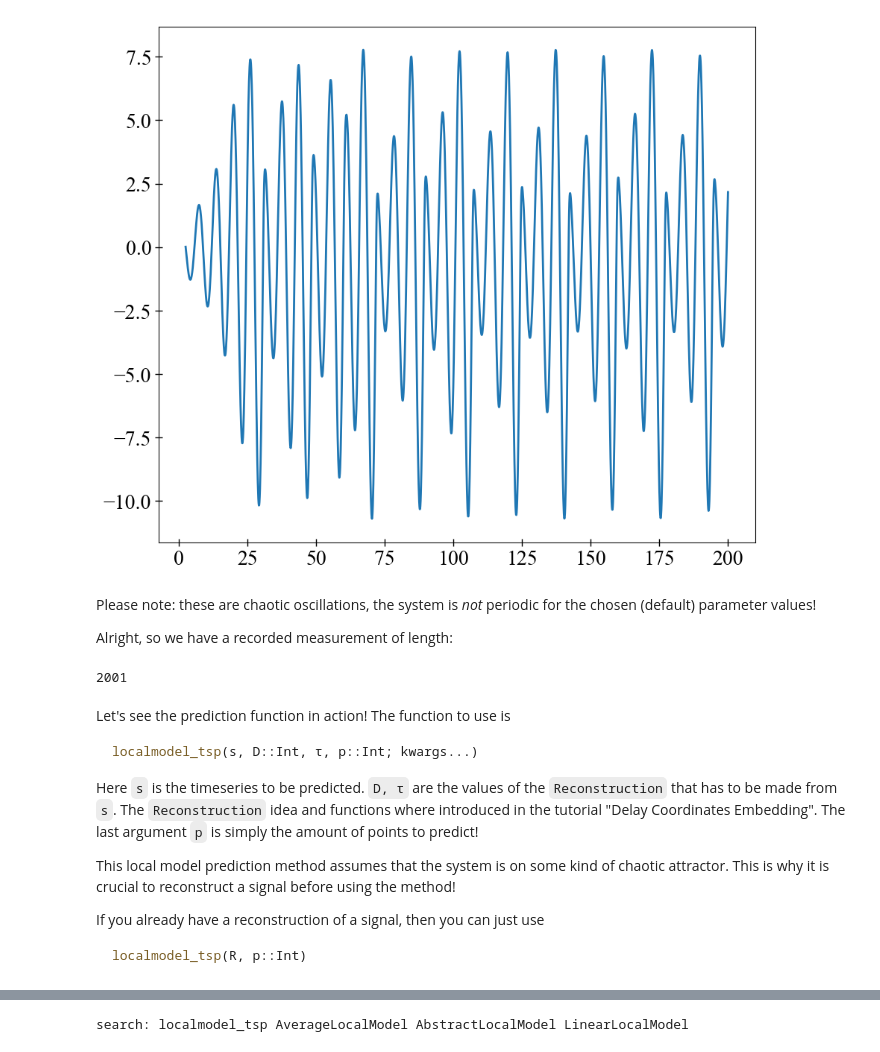
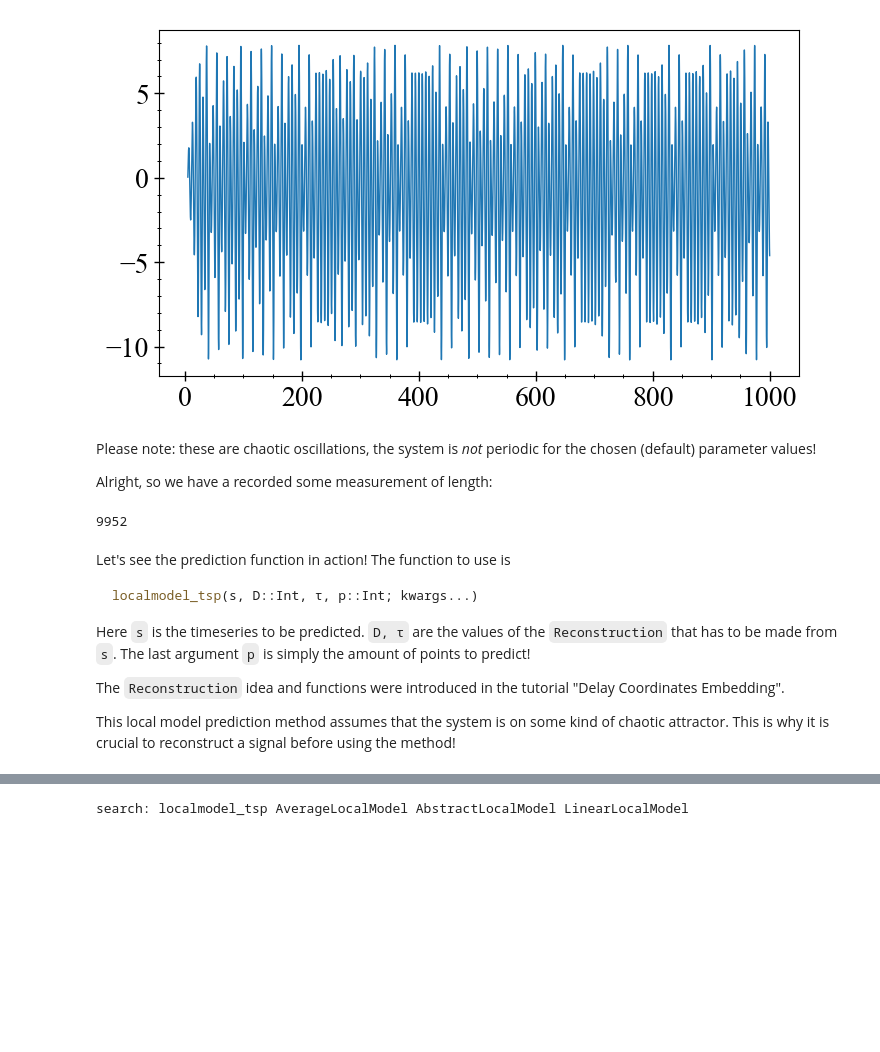
Before and after one commit to xorJane/tutorials, a Jupyter notebook: 8. Timeseries Prediction.ipynb, the cells around one changed output, grey strips where cells are left out. Saved outputs shown, nothing was run; the diff lists cells and outputs as text; code cells hidden in the pictures; blank space fills up the shorter version.

````diff
--- a/8. Timeseries Prediction.ipynb
+++ b/8. Timeseries Prediction.ipynb
@@ -39,0 +37,7 @@ ds = Systems.roessler()
+# %%
+using DynamicalSystems
+
+# This i.c. gives good prediction:
+u0_good = [0.065081, 0.917503, 0.300242]
+
+ross = Systems.roessler(u0_good)
@@ -40,12 +50,10 @@ ds = Systems.roessler()
 # %%
 # Let's get a "measurement" from the roessler system
 dt = 0.1 # sampling rate
-tf = 200.0 # final time
-tr = trajectory(ds, tf; dt = dt)
+tf = 1000.0 # final time
+tr = trajectory(ross, tf; dt = dt)
 
 # This is the measurement
-s = tr[25:end, 2] # we skip the first 25 points, they are transient
+s = tr[50:end, 2] # we skip the first points, they are transient
 # This is the accompanying time vector:
-timevec = collect(0:dt:tf)[25:end]
-# Show s
-s
+timevec = collect(0:dt:tf)[50:end];
@@ -70,27 +60,24 @@ s
 # %%
 # How does this timeseries look?
-using PyPlot
-plot(timevec, s);
+using PyPlot; figure(figsize = (8,4))
+plot(timevec, s, lw = 1.0);
 # %% [output]
-[figure, old version]
+[figure, new version]
 # %% [markdown]
 Please note: these are chaotic oscillations, the system is *not* periodic for the chosen (default) parameter values!
 
-Alright, so we have a recorded measurement of length:
+Alright, so we have a recorded some measurement of length:
 # %%
 length(s)
 # %% [output]
-2001
+9952
 # %% [markdown]
 Let's see the prediction function in action! The function to use is
 ```julia
 localmodel_tsp(s, D::Int, τ, p::Int; kwargs...)
 ```
-Here `s` is the timeseries to be predicted. `D, τ` are the values of the `Reconstruction` that has to be made from `s`. The `Reconstruction` idea and functions where introduced in the tutorial "Delay Coordinates Embedding". The last argument `p` is simply the amount of points to predict!
+Here `s` is the timeseries to be predicted. `D, τ` are the values of the `Reconstruction` that has to be made from `s`. The last argument `p` is simply the amount of points to predict!
+
+The `Reconstruction` idea and functions were introduced in the tutorial "Delay Coordinates Embedding".
 
 This local model prediction method assumes that the system is on some kind of chaotic attractor. This is why it is crucial to reconstruct a signal before using the method!
-
-If you already have a reconstruction of a signal, then you can just use
-```julia
-localmodel_tsp(R, p::Int)
-```
````
Also changed, not shown: parts of 20 cells of this notebook.
